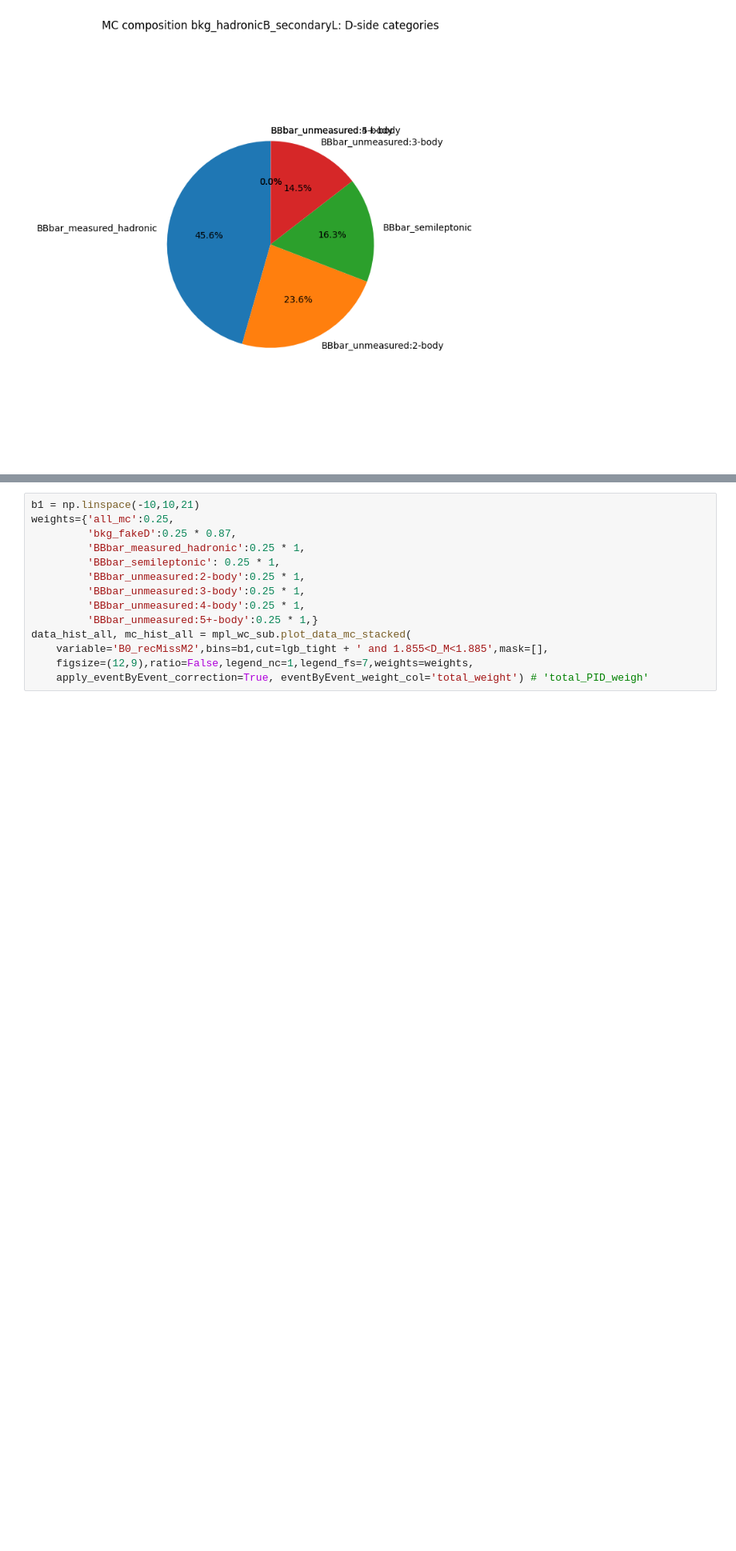
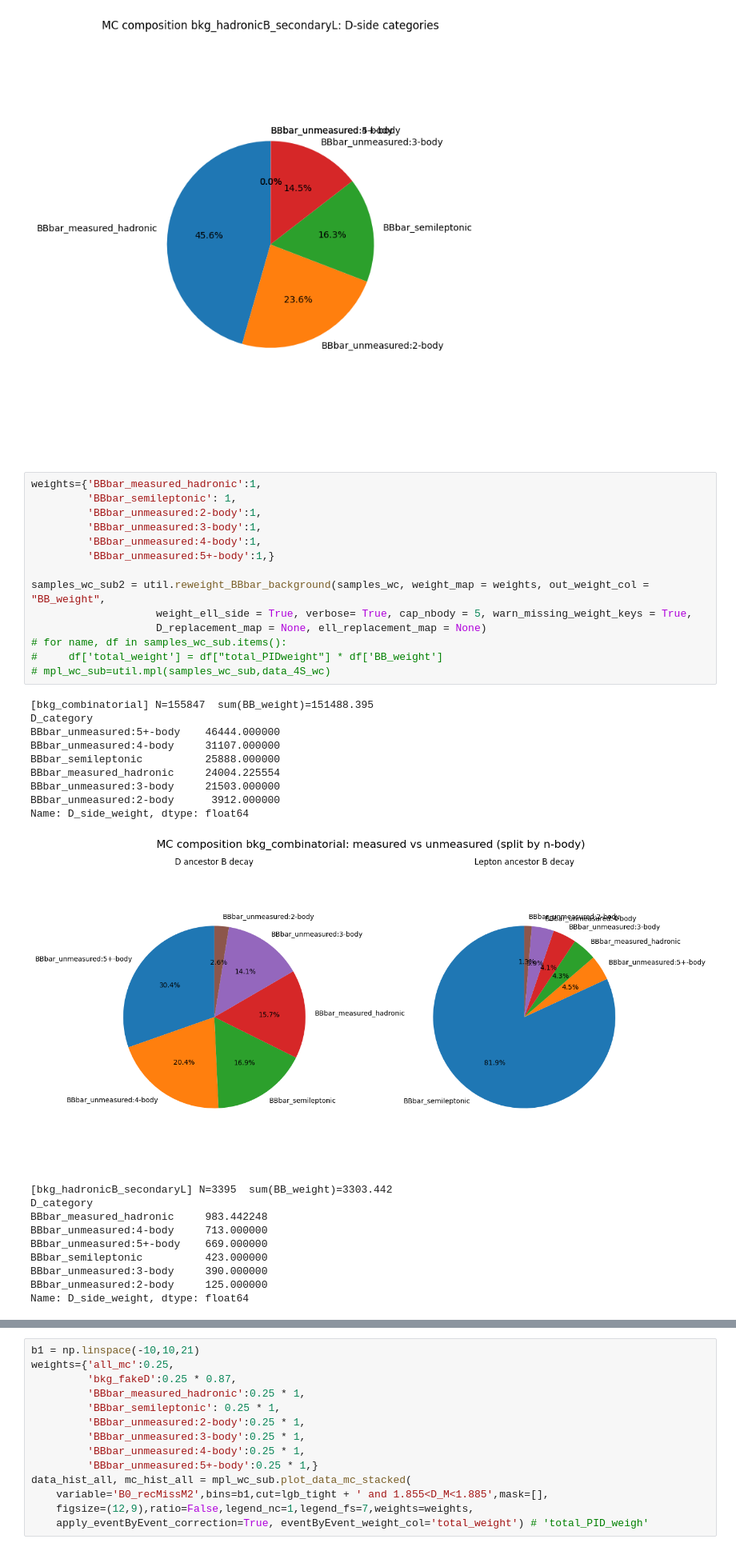
Before and after one commit to zjkjsd/inclusive_R_D, a Jupyter notebook: Notebooks/Plotting/4_Plot_WC_e_run1.ipynb, the cells around one changed output, grey strips where cells are left out. Shown at 80% size. Saved outputs shown, nothing was run; the diff lists cells and outputs as text; blank space fills up the shorter version.

```diff
--- a/Notebooks/Plotting/4_Plot_WC_e_run1.ipynb
+++ b/Notebooks/Plotting/4_Plot_WC_e_run1.ipynb
@@ -229,3 +212,37 @@ BBbar_unmeasured:4-body        0.713000
 BBbar_unmeasured:5+-body       0.669000
 Name: D_side_weight, dtype: float64
 [figure]
+# %%
+weights={'BBbar_measured_hadronic':1,
+         'BBbar_semileptonic': 1,
+         'BBbar_unmeasured:2-body':1,
+         'BBbar_unmeasured:3-body':1,
+         'BBbar_unmeasured:4-body':1,
+         'BBbar_unmeasured:5+-body':1,}
+
+samples_wc_sub2 = util.reweight_BBbar_background(samples_wc, weight_map = weights, out_weight_col = "BB_weight",
+                    weight_ell_side = True, verbose= True, cap_nbody = 5, warn_missing_weight_keys = True,
+                    D_replacement_map = None, ell_replacement_map = None)
+# for name, df in samples_wc_sub.items():
+#     df['total_weight'] = df["total_PIDweight"] * df['BB_weight']
+# mpl_wc_sub=util.mpl(samples_wc_sub,data_4S_wc)
+# %% [output]
+[bkg_combinatorial] N=155847  sum(BB_weight)=151488.395
+D_category
+BBbar_unmeasured:5+-body    46444.000000
+BBbar_unmeasured:4-body     31107.000000
+BBbar_semileptonic          25888.000000
+BBbar_measured_hadronic     24004.225554
+BBbar_unmeasured:3-body     21503.000000
+BBbar_unmeasured:2-body      3912.000000
+Name: D_side_weight, dtype: float64
+[figure, added]
+[bkg_hadronicB_secondaryL] N=3395  sum(BB_weight)=3303.442
+D_category
+BBbar_measured_hadronic     983.442248
+BBbar_unmeasured:4-body     713.000000
+BBbar_unmeasured:5+-body    669.000000
+BBbar_semileptonic          423.000000
+BBbar_unmeasured:3-body     390.000000
+BBbar_unmeasured:2-body     125.000000
+Name: D_side_weight, dtype: float64
```
Also changed, not shown: parts of 6 cells of this notebook, 1 other file.
